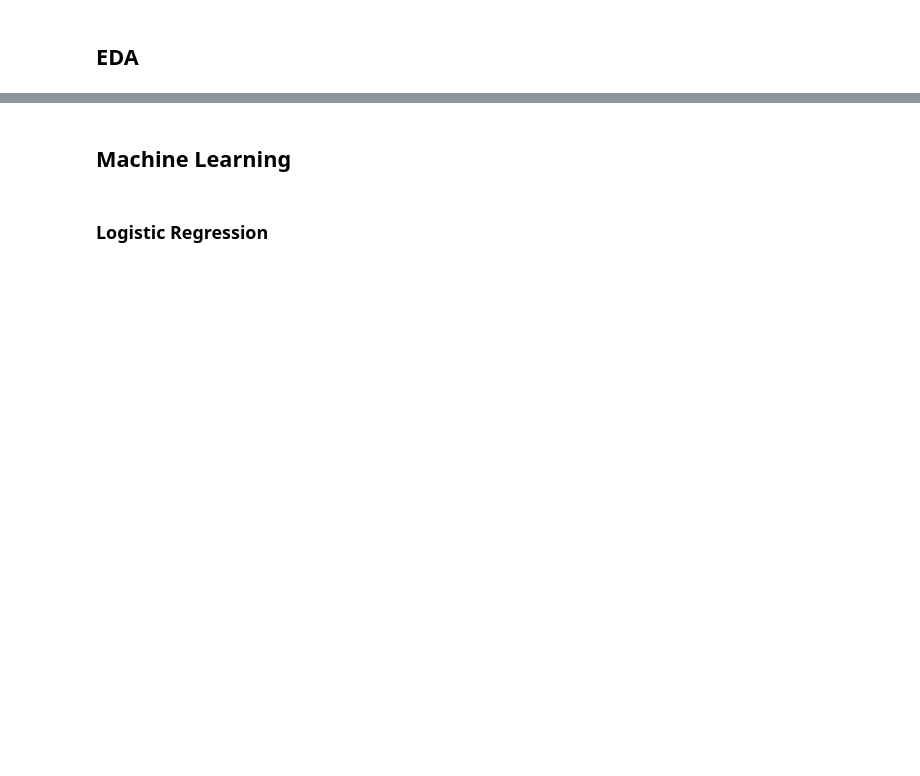
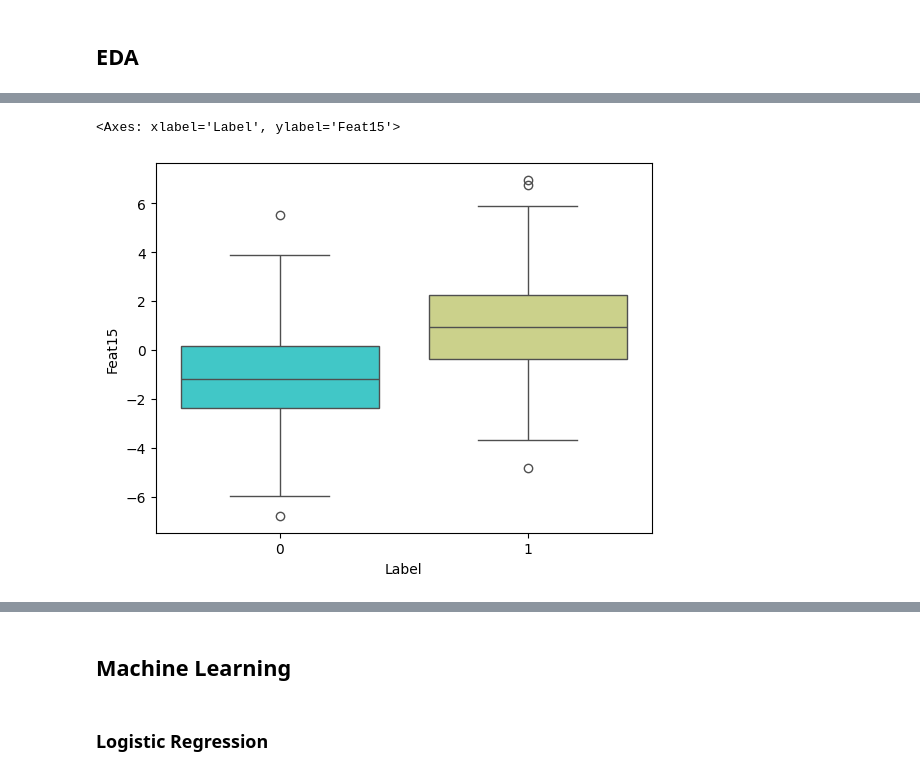
Before and after one commit to H4TT1/kaggle, a Jupyter notebook: datascience-london/ml-on-data-science-london.ipynb, the cells around one changed output, grey strips where cells are left out. Saved outputs shown, nothing was run; the diff lists cells and outputs as text; code cells hidden in the pictures; blank space fills up the shorter version.

```diff
--- a/datascience-london/ml-on-data-science-london.ipynb
+++ b/datascience-london/ml-on-data-science-london.ipynb
@@ -31,2 +87,5 @@ sns.distplot(train['Col15'],color='red')
 # %%
-sns.boxplot(data=train,x='Label',y='Col15',palette='rainbow')
+sns.boxplot(data=train,x='Label',y='Feat15',palette='rainbow')
+# %% [output]
+<Axes: xlabel='Label', ylabel='Feat15'>
+[figure, added]
```
Also changed, not shown: parts of 23 cells of this notebook.
